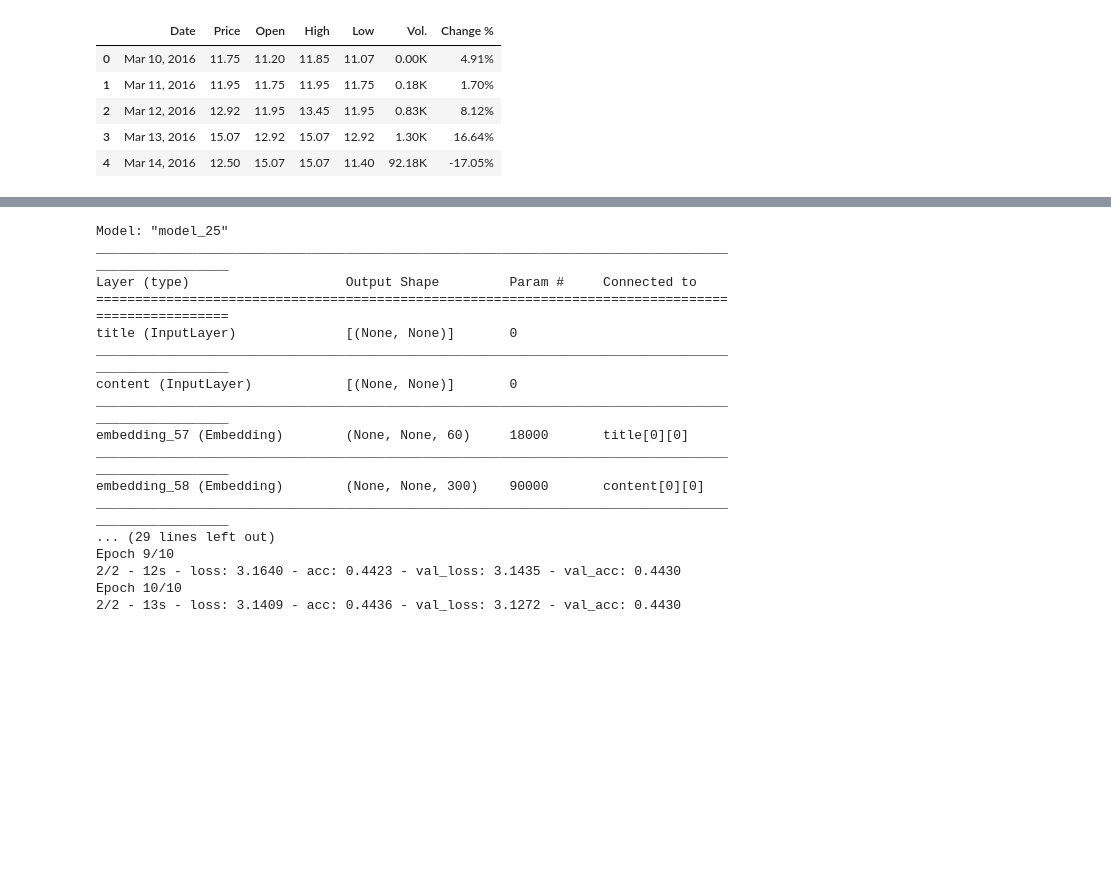
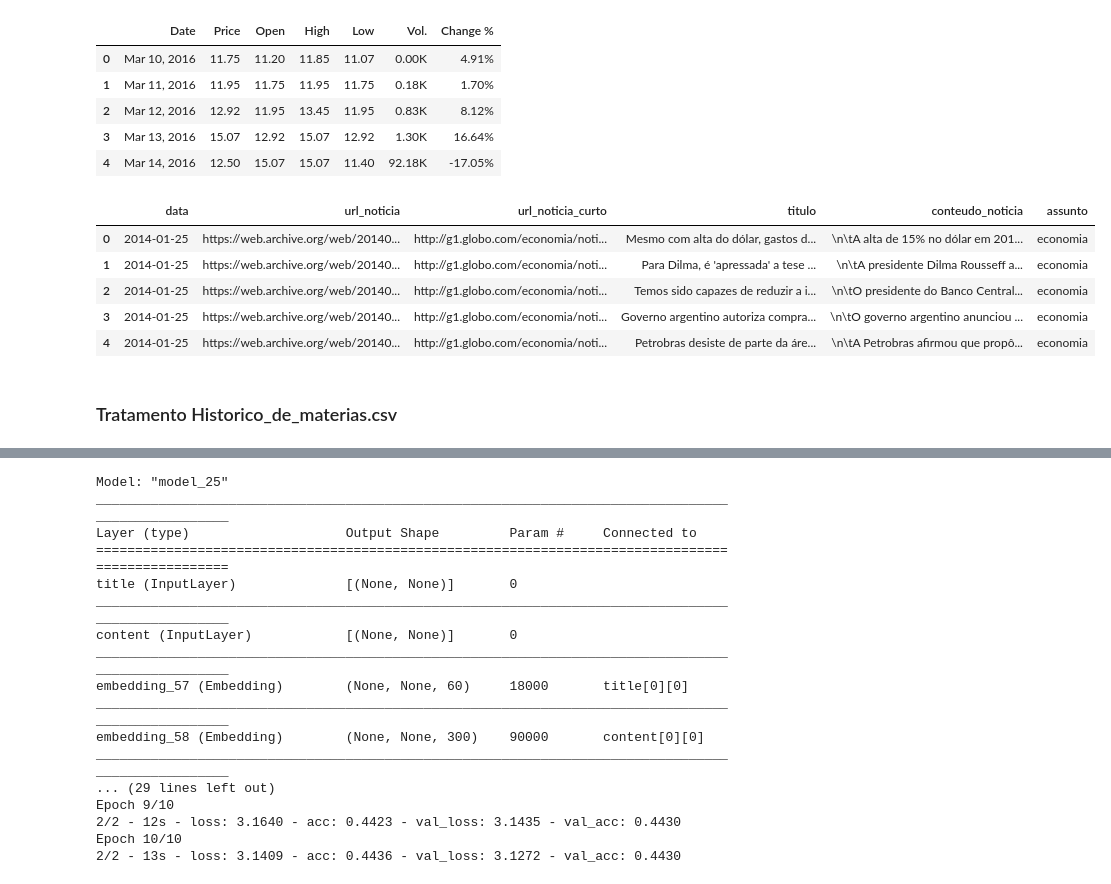
Before and after one commit to BecomeAllan/RNN, a Jupyter notebook: Lab.ipynb, the cells around one changed output, grey strips where cells are left out. Saved outputs shown, nothing was run; the diff lists cells and outputs as text; code cells hidden in the pictures; blank space fills up the shorter version.

```diff
--- a/Lab.ipynb
+++ b/Lab.ipynb
@@ -466,8 +543,12 @@ poem_data = pd.read_csv("portuguese-poems.csv", encoding='UTF-8')
 # Data2
 cript_data = pd.read_csv("Ethereum Historical Data.csv", encoding='UTF-8')
 
+# Data3
+materias_data = pd.read_csv("Historico_de_materias.csv", encoding='UTF-8')
+
 poem_data = poem_data.dropna()
 cript_data = cript_data.dropna()
+materias_data = materias_data.dropna()
 # %%
 #@title Dados(poem_data): portuguese-poems.csv
 poem_data.head()
@@ -489,3 +570,15 @@ cript_data.head()
 | 2 | Mar 12, 2016 | 12.92 | 11.95 | 13.45 | 11.95 | 0.83K | 8.12% |
 | 3 | Mar 13, 2016 | 15.07 | 12.92 | 15.07 | 12.92 | 1.30K | 16.64% |
 | 4 | Mar 14, 2016 | 12.50 | 15.07 | 15.07 | 11.40 | 92.18K | -17.05% |
+# %%
+#@title Dados(materias_data): Historico_de_materias.csv
+materias_data.head()
+# %% [output]
+|  | data | url_noticia | url_noticia_curto | titulo | conteudo_noticia | assunto |
+| 0 | 2014-01-25 | https://web.archive.org/web/20140... | http://g1.globo.com/economia/noti... | Mesmo com alta do dólar, gastos d... | \n\tA alta de 15% no dólar em 201... | economia |
+| 1 | 2014-01-25 | https://web.archive.org/web/20140... | http://g1.globo.com/economia/noti... | Para Dilma, é 'apressada' a tese ... | \n\tA presidente Dilma Rousseff a... | economia |
+| 2 | 2014-01-25 | https://web.archive.org/web/20140... | http://g1.globo.com/economia/noti... | Temos sido capazes de reduzir a i... | \n\tO presidente do Banco Central... | economia |
+| 3 | 2014-01-25 | https://web.archive.org/web/20140... | http://g1.globo.com/economia/noti... | Governo argentino autoriza compra... | \n\tO governo argentino anunciou ... | economia |
+| 4 | 2014-01-25 | https://web.archive.org/web/20140... | http://g1.globo.com/economia/noti... | Petrobras desiste de parte da áre... | \n\tA Petrobras afirmou que propô... | economia |
+# %% [markdown]
+### Tratamento Historico_de_materias.csv
```
Also changed, not shown: parts of 15 cells of this notebook.
